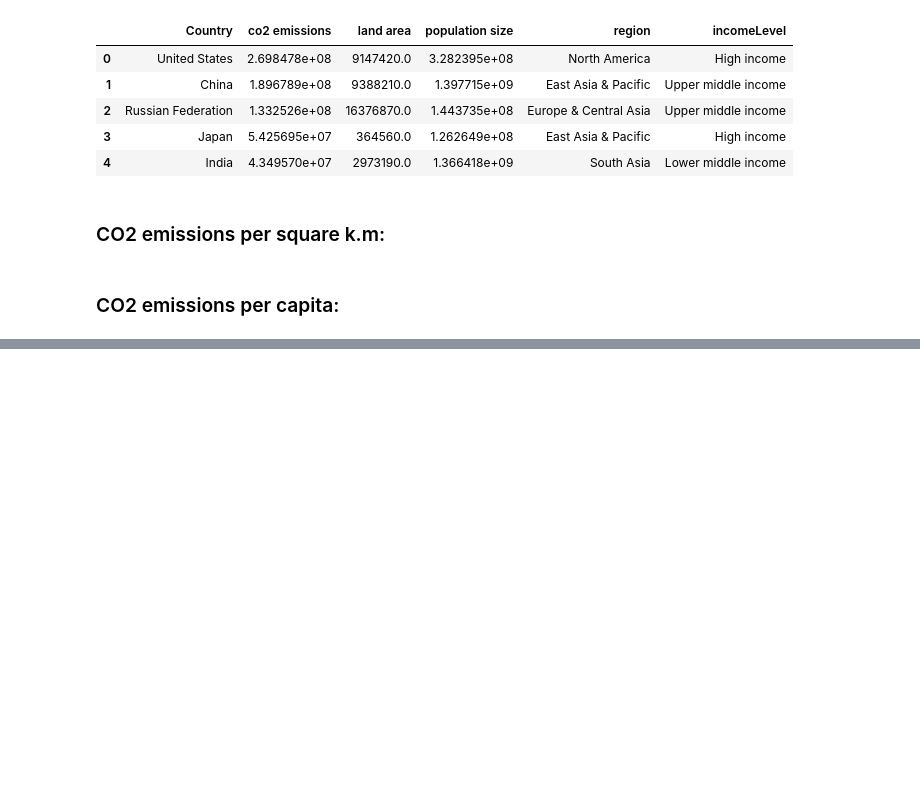
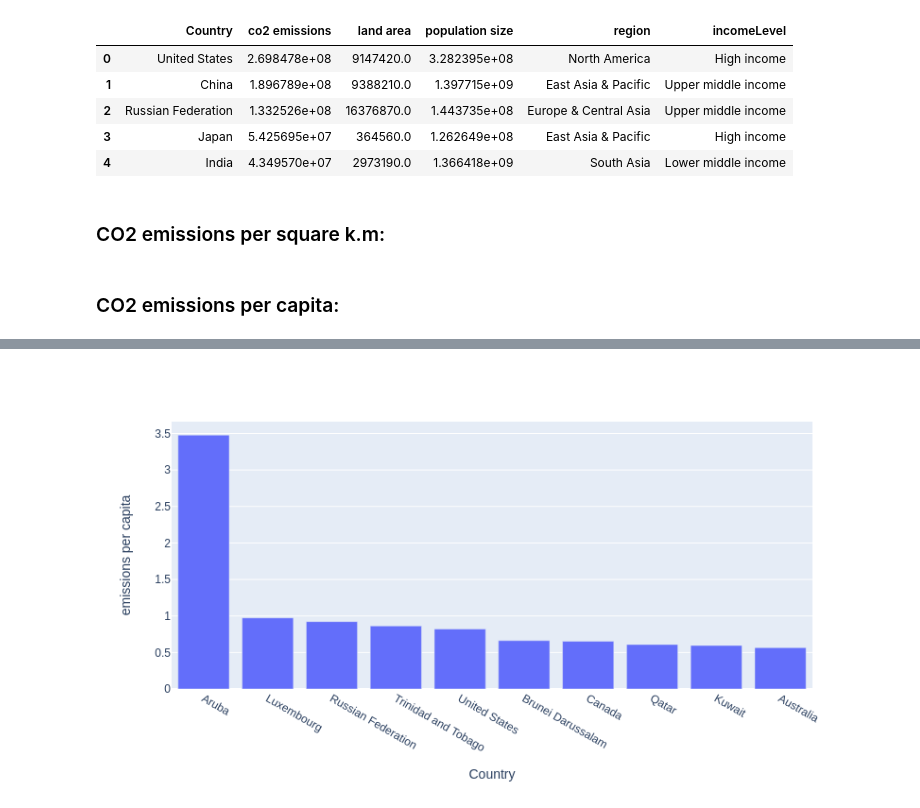
Before and after one commit to Reslan-Tinawi/Who-is-responsible-for-climate-change, a Jupyter notebook: who-is-responsible-for-climate-change.ipynb, the cells around one changed output, grey strips where cells are left out. Drawn from its saved outputs; the diff is of its cells as text; code cells hidden in the pictures; blank space fills up the shorter version.

```diff
--- a/who-is-responsible-for-climate-change.ipynb
+++ b/who-is-responsible-for-climate-change.ipynb
@@ -319,0 +386,12 @@ overall_stats_df["emissions per capita"] = (
+# %%
+px.bar(
+    data_frame=overall_stats_df.loc[
+        lambda x: x["Country"].isin(
+            get_top_n_countries(n=10, by="emissions per capita")
+        )
+    ].sort_values(by="emissions per capita", ascending=False),
+    x="Country",
+    y="emissions per capita",
+)
+# %% [output]
+[figure, added]
```
Also changed, not shown: parts of 21 cells of this notebook.
